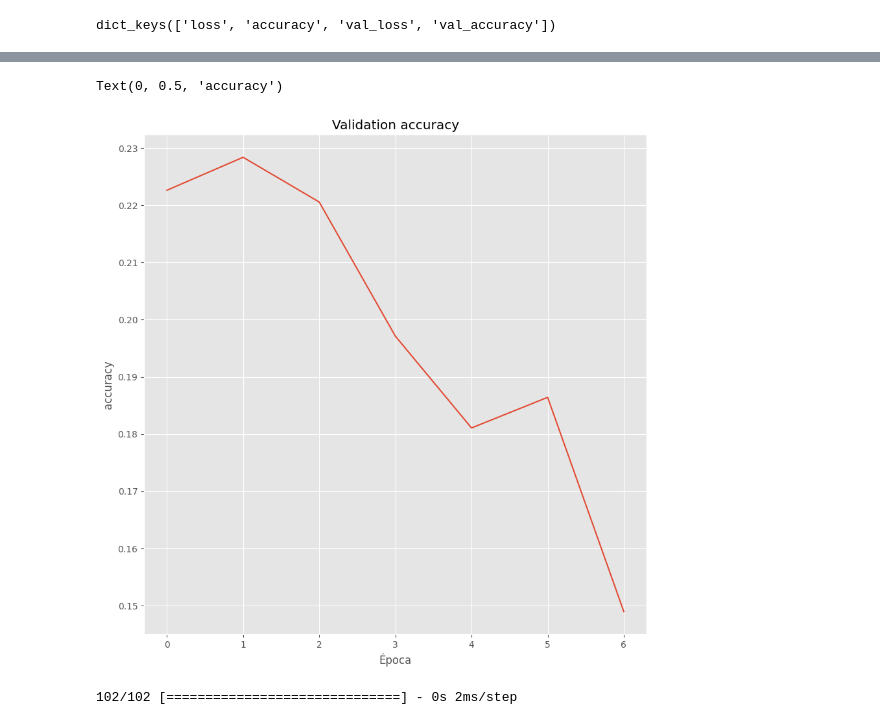
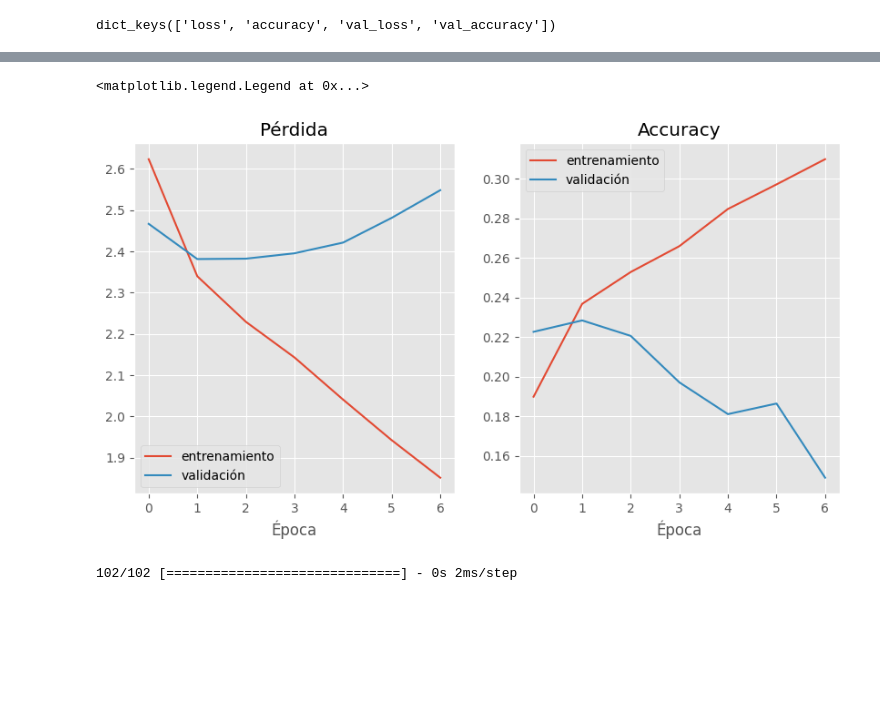
Before and after one commit to pachonestor/MLDS6project, a Jupyter notebook: scripts/training/Main_model.ipynb, the cells around one changed output, grey strips where cells are left out. Saved outputs shown, nothing was run; the diff lists cells and outputs as text; code cells hidden in the pictures; blank space fills up the shorter version.

```diff
--- a/scripts/training/Main_model.ipynb
+++ b/scripts/training/Main_model.ipynb
@@ -391,11 +367,16 @@ Text(0, 0.5, 'loss')
-# %%
-plt.plot(hist.history['val_accuracy'])
-plt.title("Validation accuracy")
-plt.xlabel("Época")
-plt.ylabel("accuracy")
-# %% [output]
-Text(0, 0.5, 'accuracy')
-[figure, removed]
+# %%
+plt.figure(figsize=(10,5))
+plt.subplot(121)
+plt.plot(hist.history["loss"], label="entrenamiento")
+plt.plot(hist.history["val_loss"], label="validación")
+plt.title("Pérdida"); plt.xlabel("Época"); plt.legend()
+plt.subplot(122)
+plt.plot(hist.history["accuracy"], label="entrenamiento")
+plt.plot(hist.history["val_accuracy"], label="validación")
+plt.title("Accuracy"); plt.xlabel("Época"); plt.legend()
+# %% [output]
+<matplotlib.legend.Legend at 0x...>
+[figure, added]
 # %%
 from sklearn.metrics import roc_auc_score
 roc_auc_score(y_test, cnn.predict(X_test), average="macro",multi_class='ovr')
```
Also changed, not shown: parts of 6 cells of this notebook, 1 other file.
